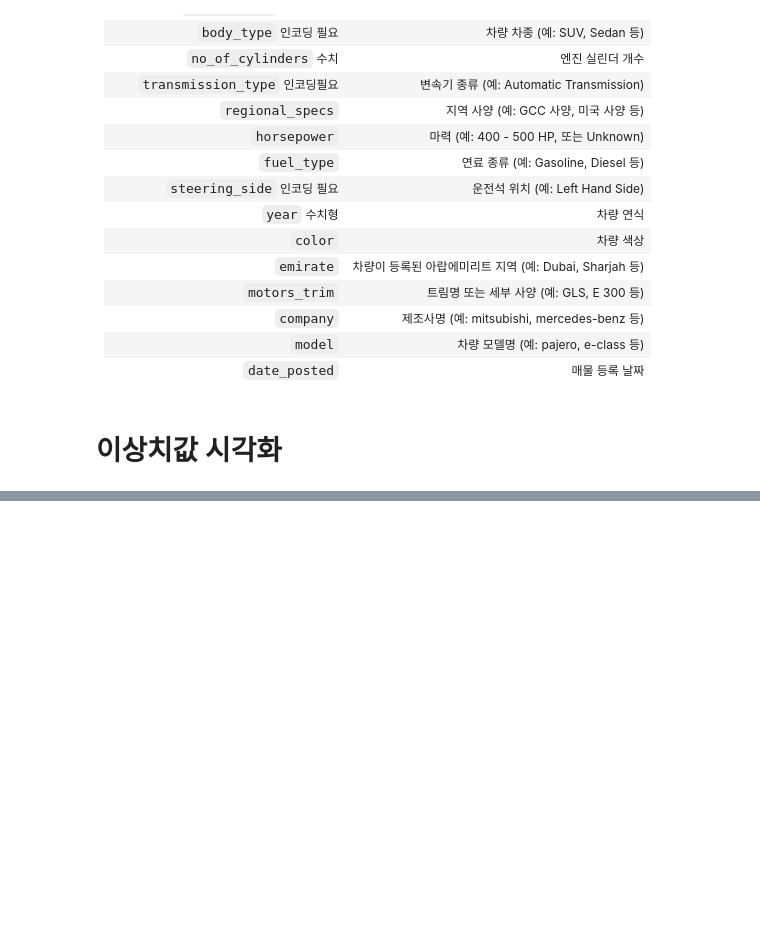
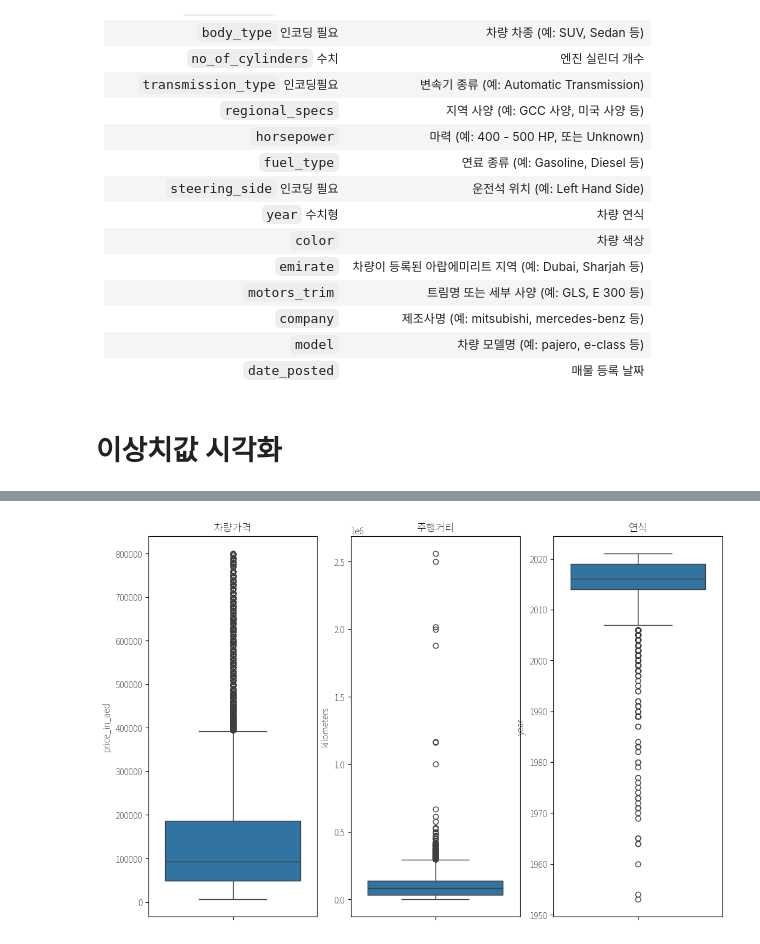
Before and after one commit to meanresult/anal_rep2, a Jupyter notebook: 중고차 분석.ipynb, the cells around one changed output, grey strips where cells are left out. Cells and saved outputs as stored; diff of their text form; code cells hidden in the pictures; blank space fills up the shorter version.

```diff
--- a/중고차 분석.ipynb
+++ b/중고차 분석.ipynb
@@ -216,0 +212,18 @@ plt.show()
+# %%
+dt = dt[dt['price_in_aed'] < 8000000]  # 너무 비싼 가격의 차량은 제거
+# %%
+dt = dt[dt['kilometers'] < 10000000]  # 예: 100만 km 이상은 제거
+# %%
+# 이상치 제거 후
+
+plt.figure(figsize=(12,8))
+
+for i, col in enumerate(li,1):
+    plt.subplot(1,3,i)
+    sns.boxplot(y=dt[col])
+    plt.title(f'{li_name[col]}',fontsize =12)
+
+plt.tight_layout
+plt.show()
+# %% [output]
+[figure, added]
```
Also changed, not shown: parts of 4 cells of this notebook, 7 other files.
